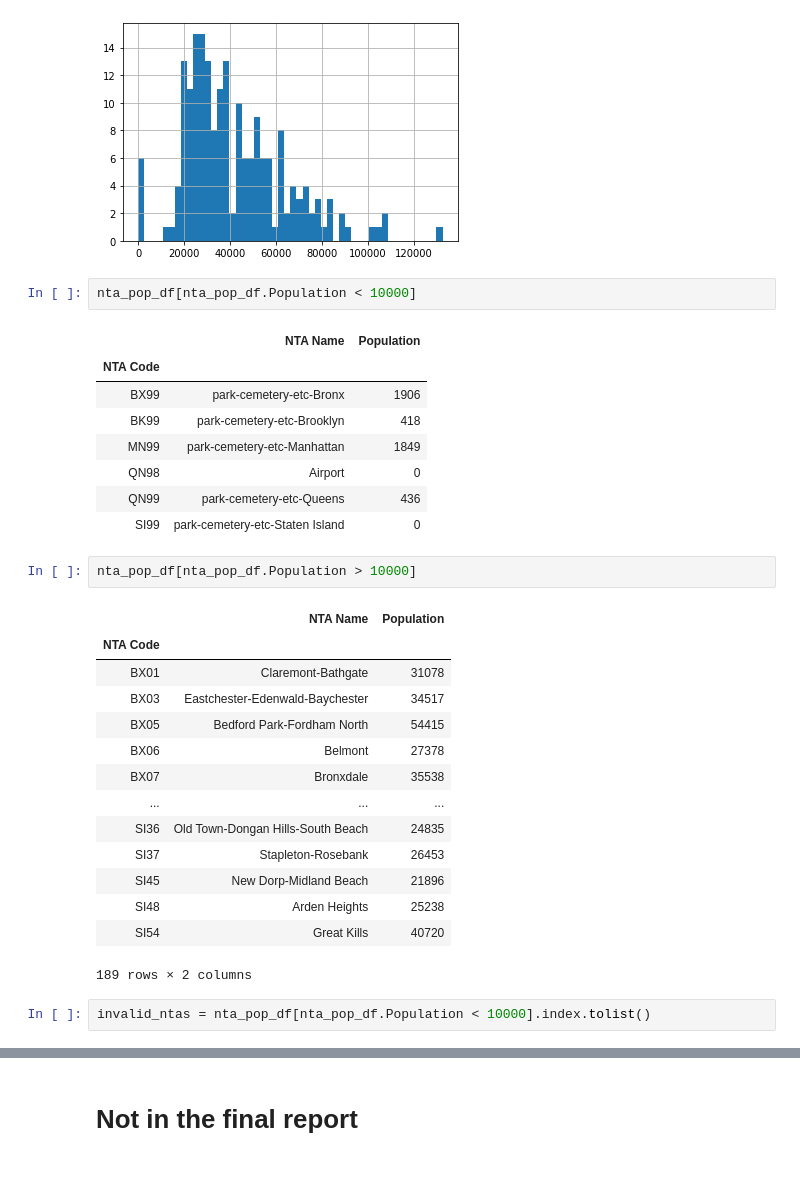
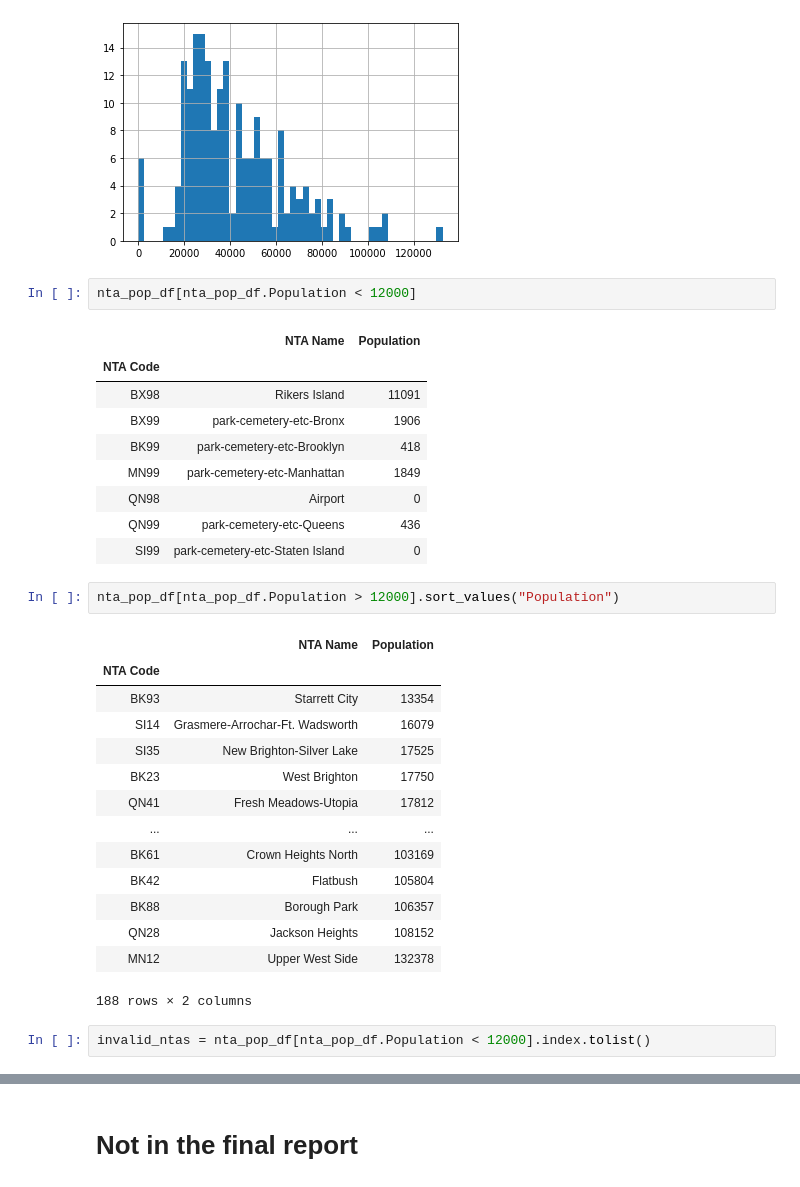
Before and after one commit to Battleman/Squada, a Jupyter notebook: ranking_ntas.ipynb, the cells around one changed output, grey strips where cells are left out. Cells and saved outputs as stored; diff of their text form.

```diff
--- a/ranking_ntas.ipynb
+++ b/ranking_ntas.ipynb
@@ -92,10 +147,11 @@ nta_pop_df.sort_values(by="Population")["Population"].hist(bins=50);
 # %% [output]
 [figure]
 # %%
-nta_pop_df[nta_pop_df.Population < 10000]
+nta_pop_df[nta_pop_df.Population < 12000]
 # %% [output]
 |  | NTA Name | Population |
 | NTA Code |  |  |
+| BX98 | Rikers Island | 11091 |
 | BX99 | park-cemetery-etc-Bronx | 1906 |
 | BK99 | park-cemetery-etc-Brooklyn | 418 |
 | MN99 | park-cemetery-etc-Manhattan | 1849 |
@@ -103,24 +159,24 @@ nta_pop_df[nta_pop_df.Population < 10000]
 | QN99 | park-cemetery-etc-Queens | 436 |
 | SI99 | park-cemetery-etc-Staten Island | 0 |
 # %%
-nta_pop_df[nta_pop_df.Population > 10000]
+nta_pop_df[nta_pop_df.Population > 12000].sort_values("Population")
 # %% [output]
 |  | NTA Name | Population |
 | NTA Code |  |  |
-| BX01 | Claremont-Bathgate | 31078 |
-| BX03 | Eastchester-Edenwald-Baychester | 34517 |
-| BX05 | Bedford Park-Fordham North | 54415 |
-| BX06 | Belmont | 27378 |
-| BX07 | Bronxdale | 35538 |
+| BK93 | Starrett City | 13354 |
+| SI14 | Grasmere-Arrochar-Ft. Wadsworth | 16079 |
+| SI35 | New Brighton-Silver Lake | 17525 |
+| BK23 | West Brighton | 17750 |
+| QN41 | Fresh Meadows-Utopia | 17812 |
 | ... | ... | ... |
-| SI36 | Old Town-Dongan Hills-South Beach | 24835 |
-| SI37 | Stapleton-Rosebank | 26453 |
-| SI45 | New Dorp-Midland Beach | 21896 |
-| SI48 | Arden Heights | 25238 |
-| SI54 | Great Kills | 40720 |
+| BK61 | Crown Heights North | 103169 |
+| BK42 | Flatbush | 105804 |
+| BK88 | Borough Park | 106357 |
+| QN28 | Jackson Heights | 108152 |
+| MN12 | Upper West Side | 132378 |
-189 rows × 2 columns
+188 rows × 2 columns
 # %%
-invalid_ntas = nta_pop_df[nta_pop_df.Population < 10000].index.tolist()
+invalid_ntas = nta_pop_df[nta_pop_df.Population < 12000].index.tolist()
 # %%
 invalid_ntas
 # %% [output]
```
Also changed, not shown: parts of 62 cells of this notebook.
